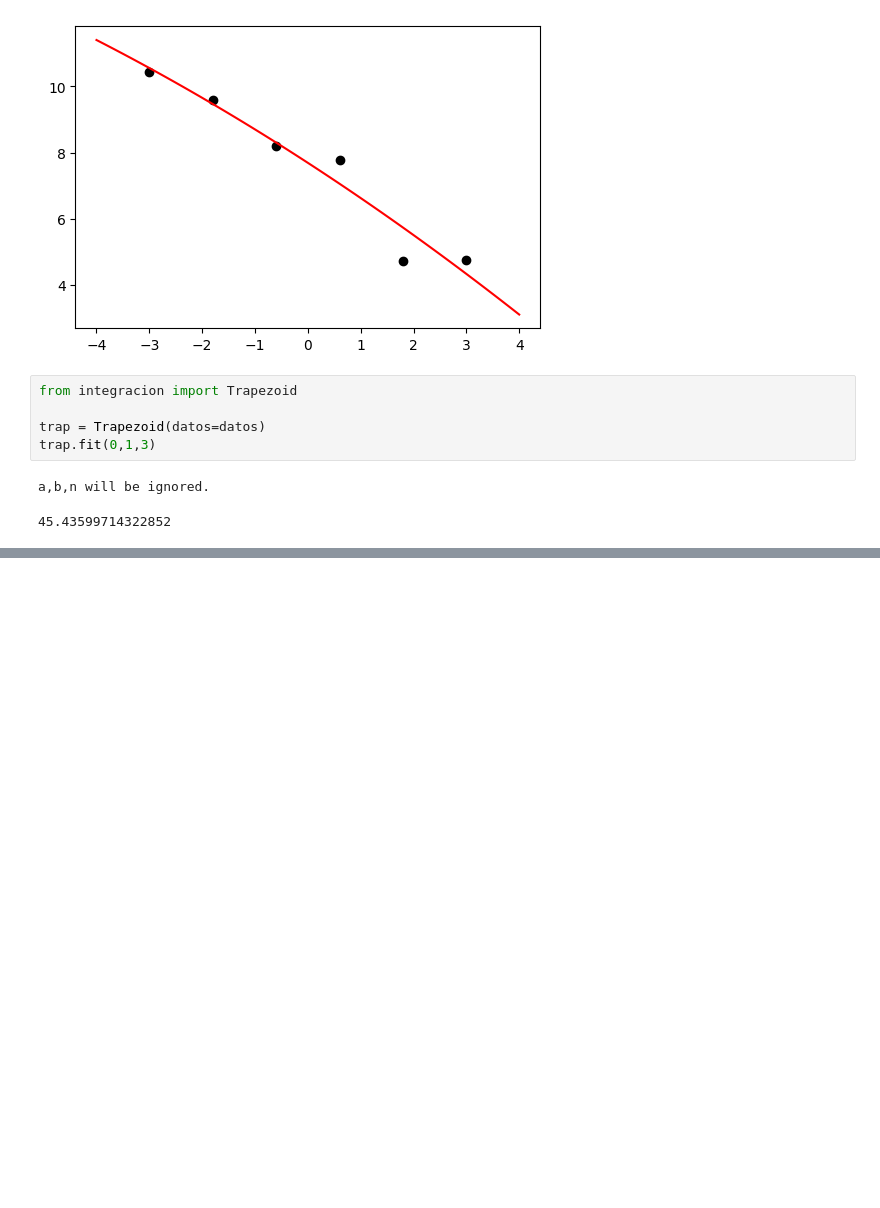
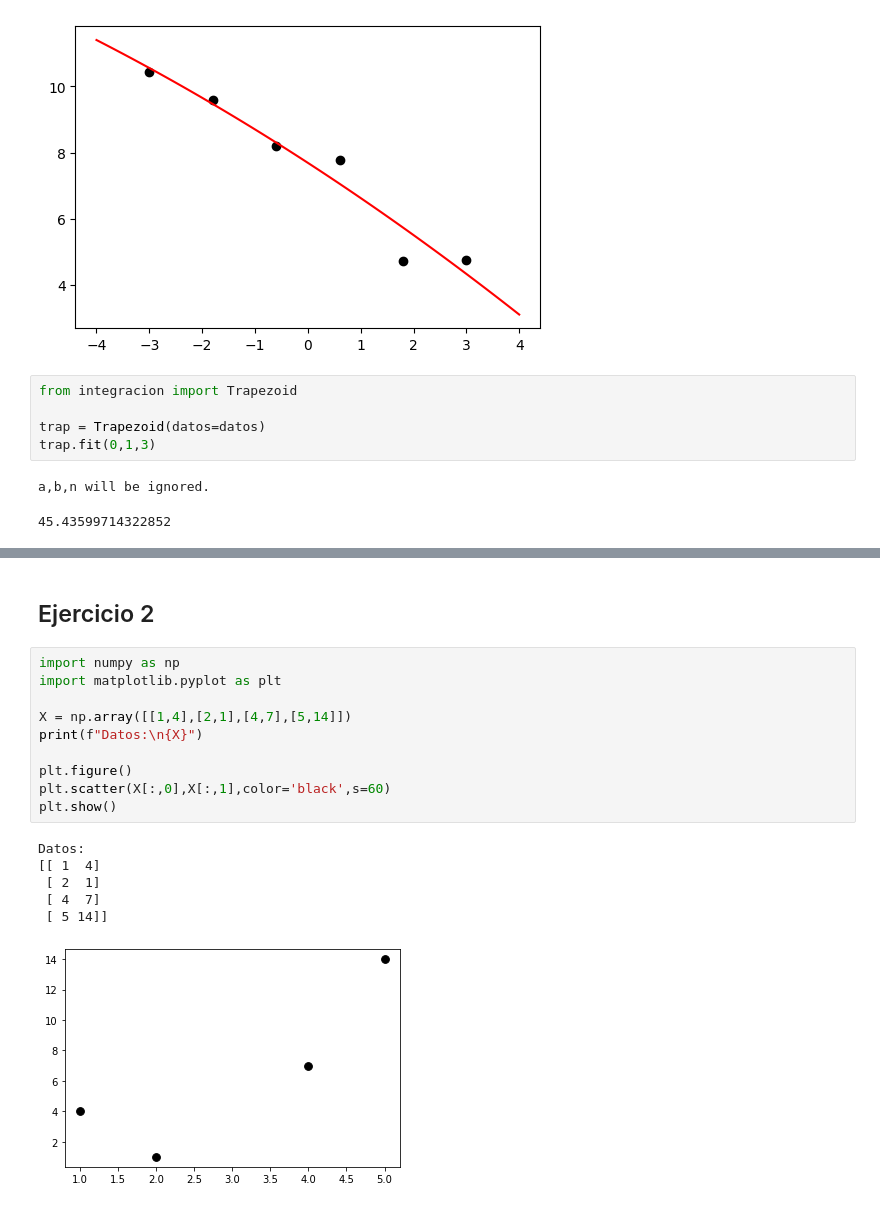
Before and after one commit to gmauricio-toledo/UNISON-teaching, a Jupyter notebook: Examen2.ipynb, the cells around one changed output, grey strips where cells are left out. Drawn from its saved outputs; the diff is of its cells as text; blank space fills up the shorter version.

```diff
--- a/Examen2.ipynb
+++ b/Examen2.ipynb
@@ -93,0 +136,19 @@ a,b,n will be ignored.
+# %% [markdown]
+## Ejercicio 2
+# %%
+import numpy as np
+import matplotlib.pyplot as plt
+
+X = np.array([[1,4],[2,1],[4,7],[5,14]])
+print(f"Datos:\n{X}")
+
+plt.figure()
+plt.scatter(X[:,0],X[:,1],color='black',s=60)
+plt.show()
+# %% [output]
+Datos:
+[[ 1  4]
+ [ 2  1]
+ [ 4  7]
+ [ 5 14]]
+[figure, added]
```
Also changed, not shown: parts of 7 cells of this notebook, 2 other files.
